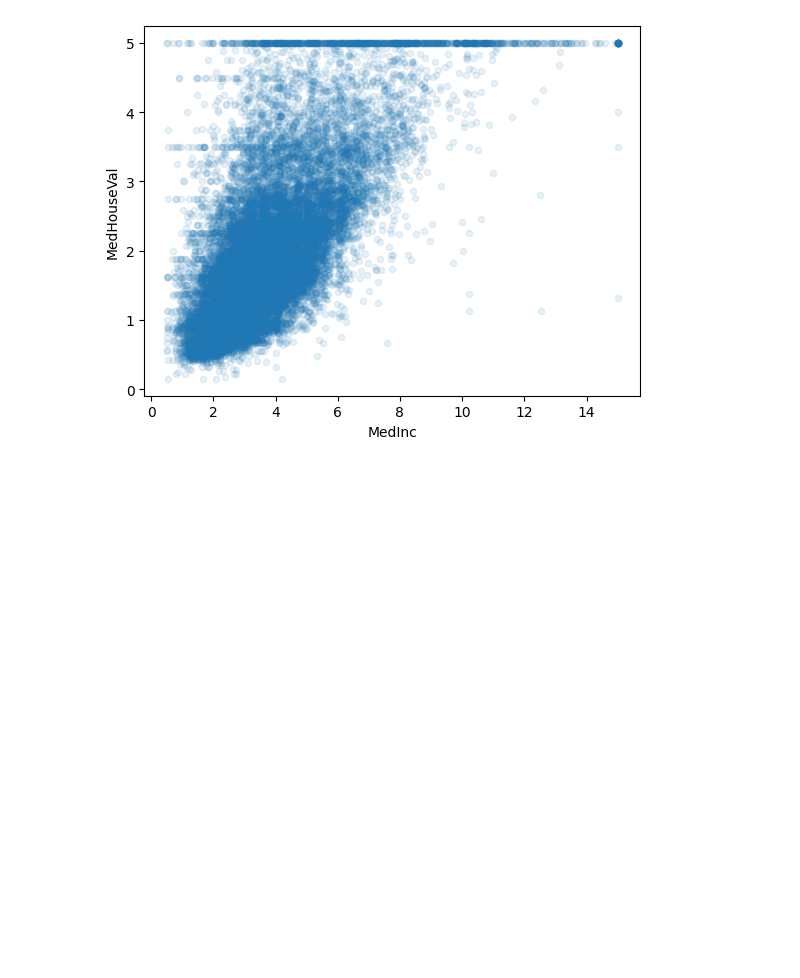
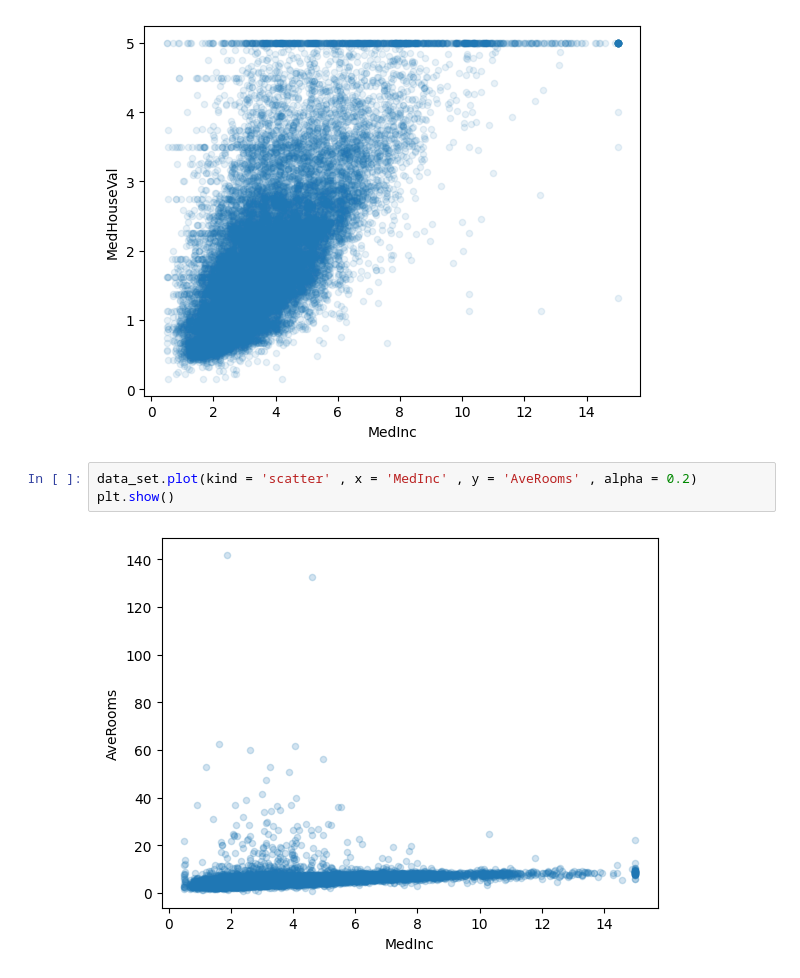
Before and after one commit to lolshark99/Working-on-data-using-pandas-python-, a Jupyter notebook: CALI HOUSING.ipynb, the cells around one changed output. Cells and saved outputs as stored; diff of their text form; blank space fills up the shorter version.

```diff
--- a/CALI HOUSING.ipynb
+++ b/CALI HOUSING.ipynb
@@ -157,3 +159,8 @@ data_set.plot(kind = 'scatter' , x = "MedInc" , y = "MedHouseVal" , alpha = 0.1)
 plt.show()
 # %% [output]
 [figure]
+# %%
+data_set.plot(kind = 'scatter' , x = 'MedInc' , y = 'AveRooms' , alpha = 0.2)
+plt.show()
+# %% [output]
+[figure, added]
```
Also changed, not shown: parts of 1 cell of this notebook.
